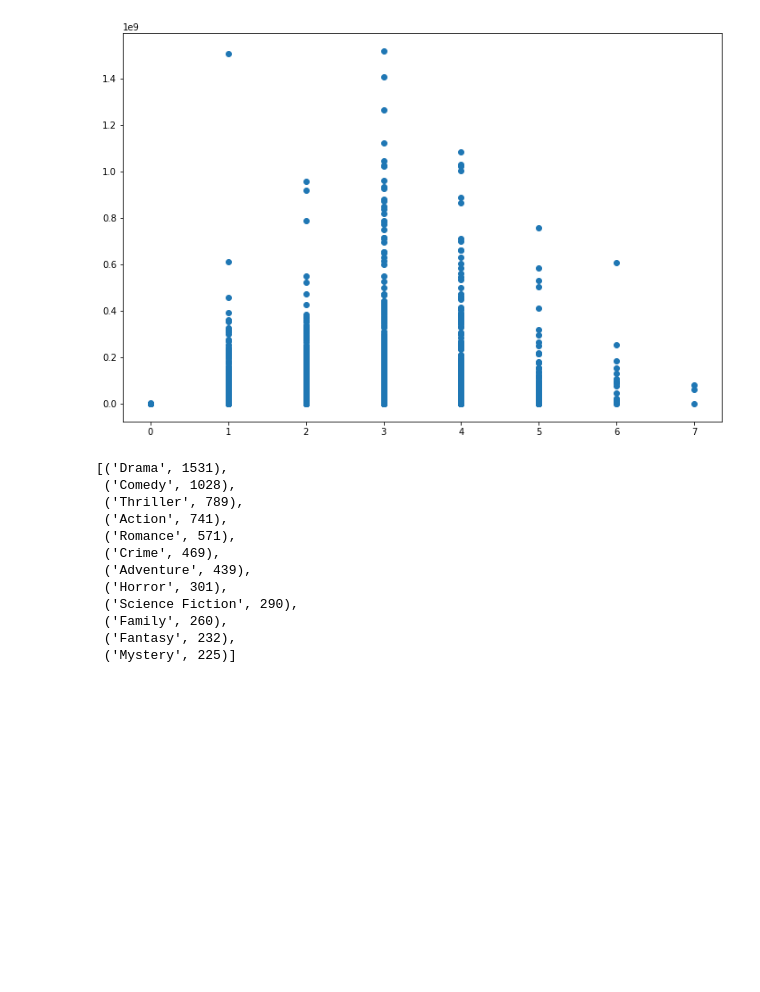
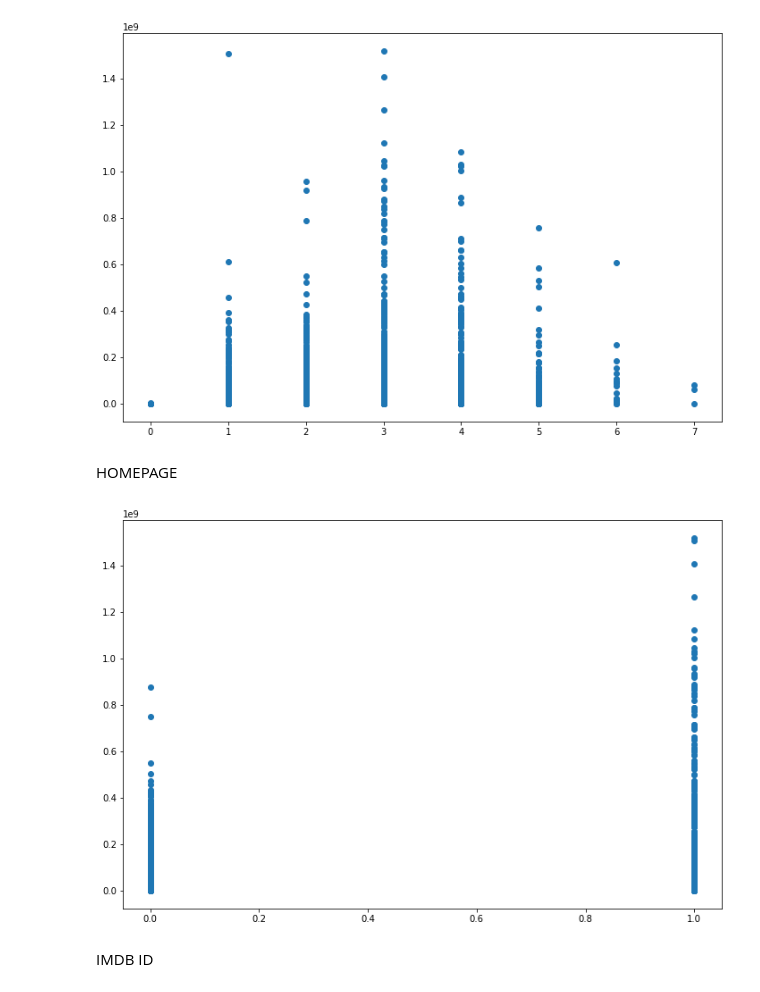
Before and after one commit to giacomobais/Data-WebMining, a Jupyter notebook: Progetto.ipynb, the cells around one changed output. Cells and saved outputs as stored; diff of their text form; code cells hidden in the pictures; blank space fills up the shorter version.

```diff
--- a/Progetto.ipynb
+++ b/Progetto.ipynb
@@ -171,28 +171,28 @@ plt.show()
 # %% [output]
 [figure]
 # %%
-train.head()
-list_of_genres = []
-for l in train['list_of_genres']:
-    for gen in l:
-        list_of_genres.append(gen)
+#train.head()
+#list_of_genres = []
+#for l in train['list_of_genres']:
+#    for gen in l:
+#        list_of_genres.append(gen)
 
-list_of_genres
-len(list_of_genres)
-unique_genres = set(list_of_genres)
-unique_genres
-len(unique_genres)
-Counter(list_of_genres).most_common(12)
+#list_of_genres
+#len(list_of_genres)
+#unique_genres = set(list_of_genres)
+#unique_genres
+#len(unique_genres)
+#Counter(list_of_genres).most_common(12)
-# %% [output]
-[('Drama', 1531),
- ('Comedy', 1028),
- ('Thriller', 789),
- ('Action', 741),
- ('Romance', 571),
- ('Crime', 469),
- ('Adventure', 439),
- ('Horror', 301),
- ('Science Fiction', 290),
- ('Family', 260),
- ('Fantasy', 232),
- ('Mystery', 225)]
+# %% [markdown]
+HOMEPAGE
+# %%
+train['hasHomepage'] = train['homepage'].apply(lambda x: 0 if pd.isna(x) else 1)
+train = train.drop(['homepage'], axis=1)
+# %%
+plt.figure(figsize=(12,8))
+plt.scatter("hasHomepage", "revenue", data=train)
+plt.show()
+# %% [output]
+[figure, added]
+# %% [markdown]
+IMDB ID
```
Also changed, not shown: parts of 29 cells of this notebook.
